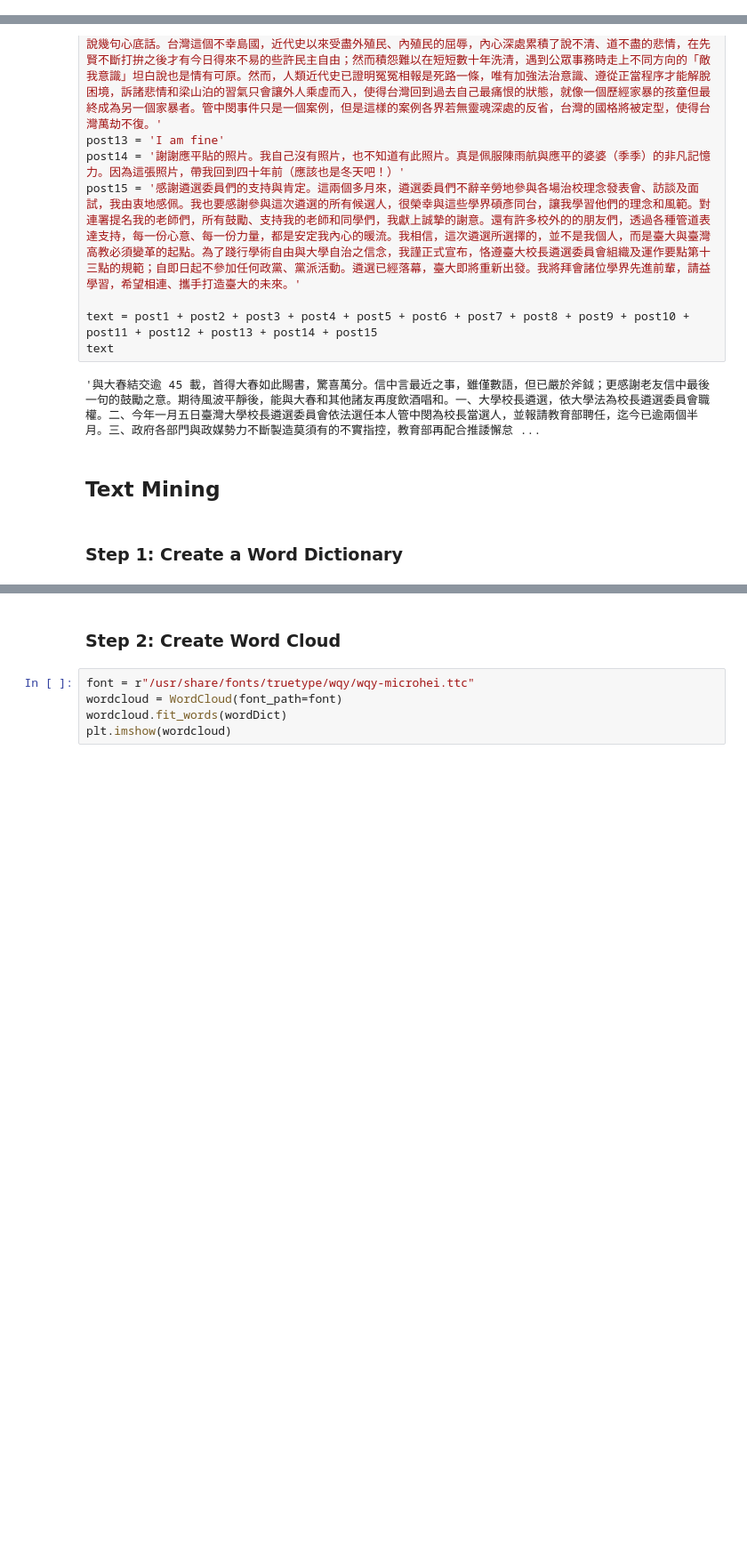
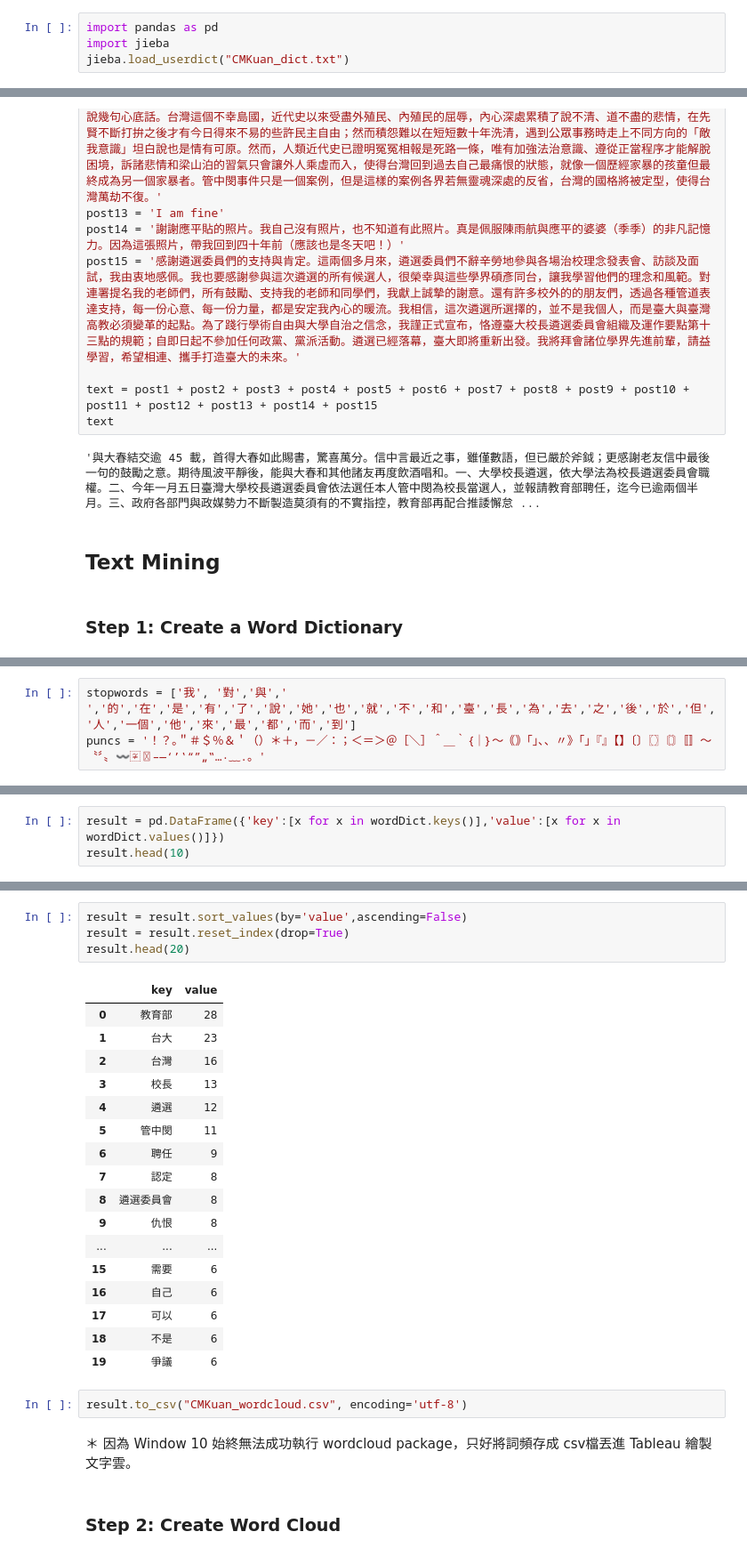
Before and after one commit to JessieChiu/CSXSpring2018_Python, a Jupyter notebook: week_4/week_4_CMKuan_wordcloud.ipynb, the cells around one changed output, grey strips where cells are left out. Shown: that part at 89% size. Drawn from its saved outputs; the diff is of its cells as text; blank space fills up the shorter version.

Commit message:
Wordcloud complete

```diff
--- a/week_4/week_4_CMKuan_wordcloud.ipynb
+++ b/week_4/week_4_CMKuan_wordcloud.ipynb
@@ -12,0 +16,4 @@ import jieba
+# %%
+import pandas as pd
+import jieba
+jieba.load_userdict("CMKuan_dict.txt")
@@ -43,3 +54,6 @@ puncs = '！？｡＂＃＄％＆＇（）＊＋，－／：；＜＝＞＠［
+# %%
+stopwords = ['我', '對','與',' ','的','在','是','有','了','說','她','也','就','不','和','臺','長','為','去','之','後','於','但','人','一個','他','來','最','都','而','到']
+puncs = '！？｡＂＃＄％＆＇（）＊＋，－／：；＜＝＞＠［＼］＾＿｀｛｜｝～｟｠｢｣､、〃》「」『』【】〔〕〖〗〘〙〚〛〜〝〞〟〰〾〿–—‘’‛“”„‟…‧﹏.。'
 # %%
 seg_list = jieba.cut(text, cut_all=False)  # 精确模式
 seg_list = list(seg_list)
@@ -55,0 +70,3 @@ print(wordDict)
+# %%
+result = pd.DataFrame({'key':[x for x in wordDict.keys()],'value':[x for x in wordDict.values()]})
+result.head(10)
@@ -56,7 +85,28 @@ print(wordDict)
+# %%
+result = result.sort_values(by='value',ascending=False)
+result = result.reset_index(drop=True)
+result.head(20)
+# %% [output]
+|  | key | value |
+| 0 | 教育部 | 28 |
+| 1 | 台大 | 23 |
+| 2 | 台灣 | 16 |
+| 3 | 校長 | 13 |
+| 4 | 遴選 | 12 |
+| 5 | 管中閔 | 11 |
+| 6 | 聘任 | 9 |
+| 7 | 認定 | 8 |
+| 8 | 遴選委員會 | 8 |
+| 9 | 仇恨 | 8 |
+| ... | ... | ... |
+| 15 | 需要 | 6 |
+| 16 | 自己 | 6 |
+| 17 | 可以 | 6 |
+| 18 | 不是 | 6 |
+| 19 | 爭議 | 6 |
+# %%
+result.to_csv("CMKuan_wordcloud.csv", encoding='utf-8')
+# %% [markdown]
+＊ 因為 Window 10 始終無法成功執行 wordcloud package，只好將詞頻存成 csv檔丟進 Tableau 繪製文字雲。
 # %% [markdown]
 ### Step 2: Create Word Cloud
-# %%
-font = r"/usr/share/fonts/truetype/wqy/wqy-microhei.ttc"
-wordcloud = WordCloud(font_path=font)
-wordcloud.fit_words(wordDict)
-plt.imshow(wordcloud)
```
Also changed, not shown: parts of 13 cells of this notebook, 4 other files.
